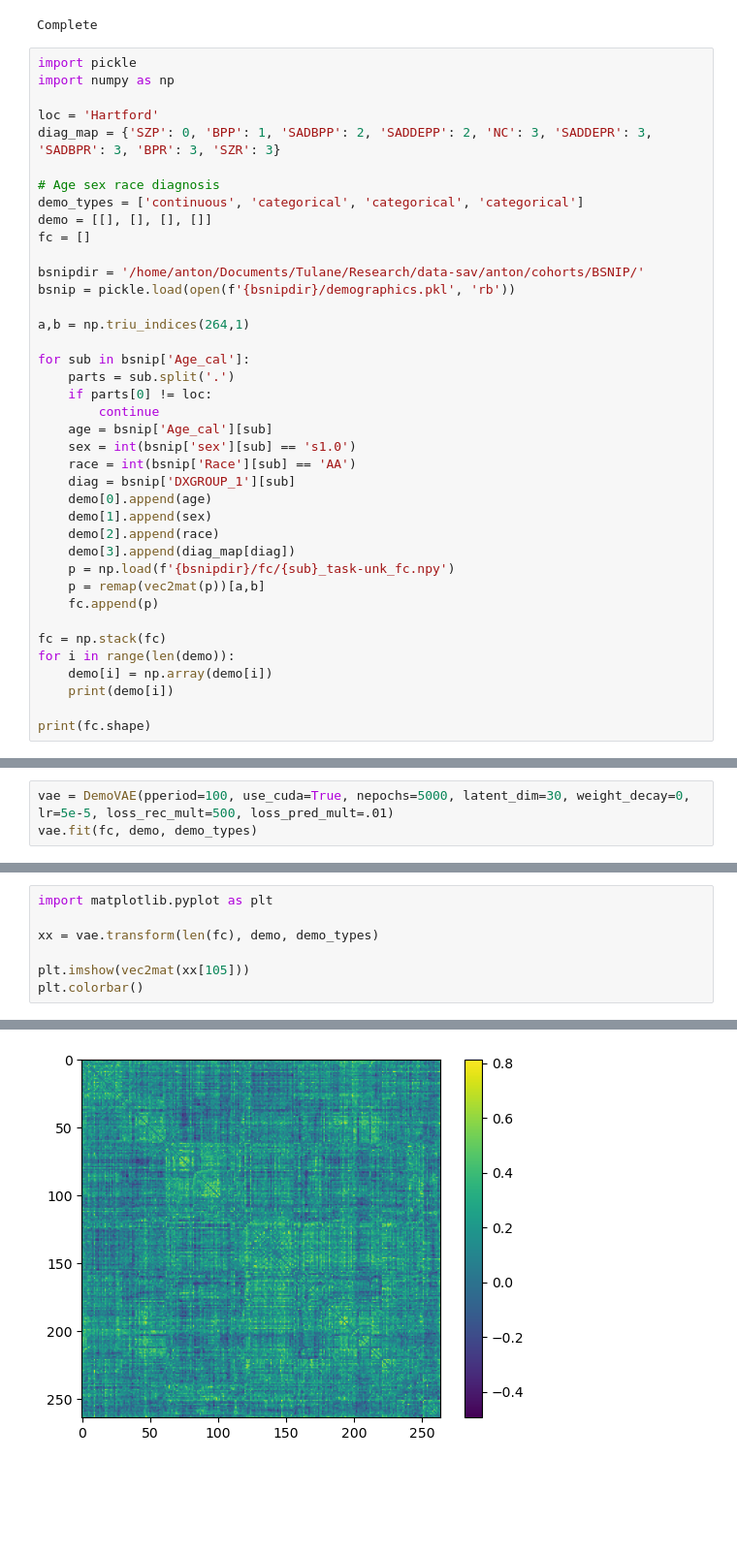
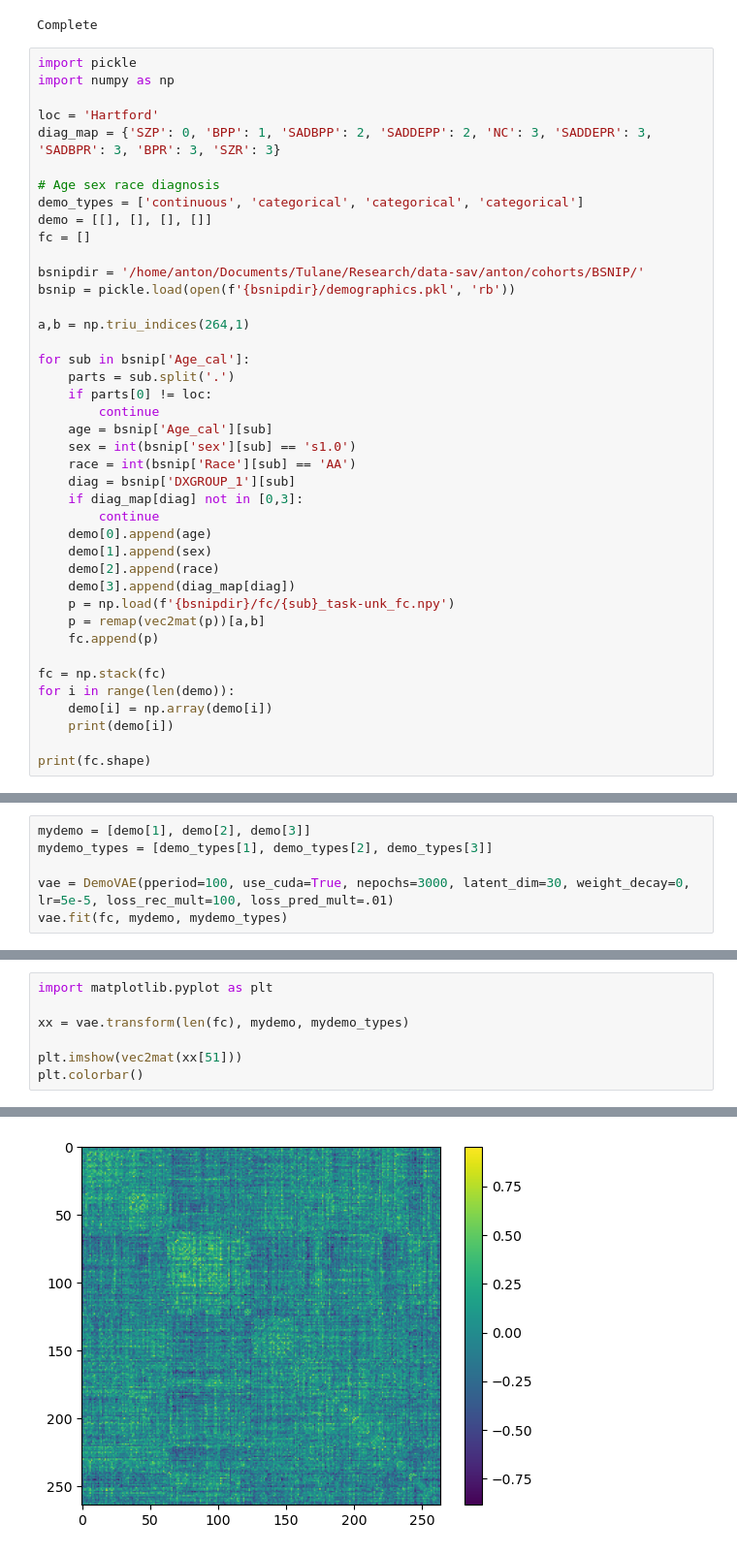
Before and after one commit to aorliche/PNC, a Jupyter notebook: DemoVAE2/DemoVAE4BSNIPGenMakeModels.ipynb, the cells around one changed output, grey strips where cells are left out. Shown at 97% size. Drawn from its saved outputs; the diff is of its cells as text; blank space fills up the shorter version.

Commit message:
Big DemoVAE commit

```diff
--- a/DemoVAE2/DemoVAE4BSNIPGenMakeModels.ipynb
+++ b/DemoVAE2/DemoVAE4BSNIPGenMakeModels.ipynb
@@ -60,6 +60,8 @@ for sub in bsnip['Age_cal']:
     sex = int(bsnip['sex'][sub] == 's1.0')
     race = int(bsnip['Race'][sub] == 'AA')
     diag = bsnip['DXGROUP_1'][sub]
+    if diag_map[diag] not in [0,3]:
+        continue
     demo[0].append(age)
     demo[1].append(sex)
     demo[2].append(race)
@@ -95,4 +97,7 @@ print(fc.shape)
 # %%
-vae = DemoVAE(pperiod=100, use_cuda=True, nepochs=5000, latent_dim=30, weight_decay=0, lr=5e-5, loss_rec_mult=500, loss_pred_mult=.01)
-vae.fit(fc, demo, demo_types)
+mydemo = [demo[1], demo[2], demo[3]]
+mydemo_types = [demo_types[1], demo_types[2], demo_types[3]]
+
+vae = DemoVAE(pperiod=100, use_cuda=True, nepochs=3000, latent_dim=30, weight_decay=0, lr=5e-5, loss_rec_mult=100, loss_pred_mult=.01)
+vae.fit(fc, mydemo, mydemo_types)
 # %% [output]
@@ -120,11 +125,11 @@ DemoVAE(LR_C=100, alpha=100, bsize=1000, latent_dim=30, loss_C_mult=1,
 # %%
 import matplotlib.pyplot as plt
 
-xx = vae.transform(len(fc), demo, demo_types)
+xx = vae.transform(len(fc), mydemo, mydemo_types)
 
-plt.imshow(vec2mat(xx[105]))
+plt.imshow(vec2mat(xx[51]))
 plt.colorbar()
 # %% [output]
 <matplotlib.colorbar.Colorbar at 0x...>
-[figure, old version]
+[figure, new version]
 # %%
```
Also changed, not shown: parts of 4 cells of this notebook, 11 other files.
